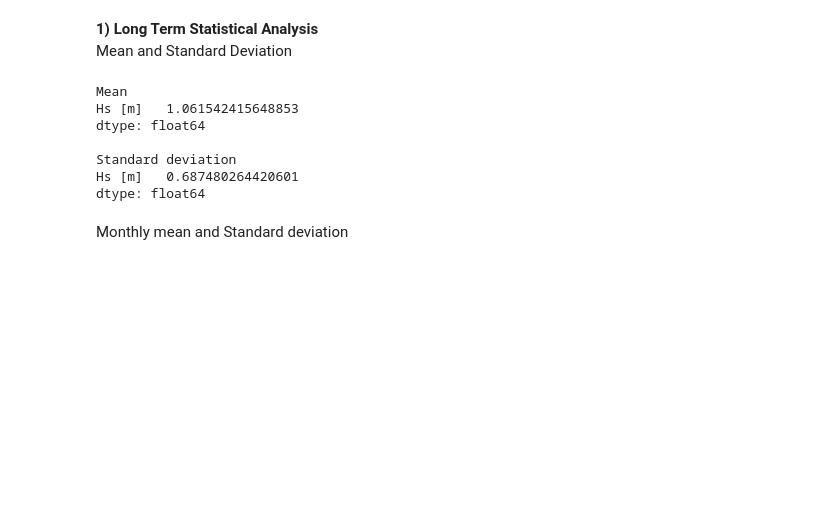
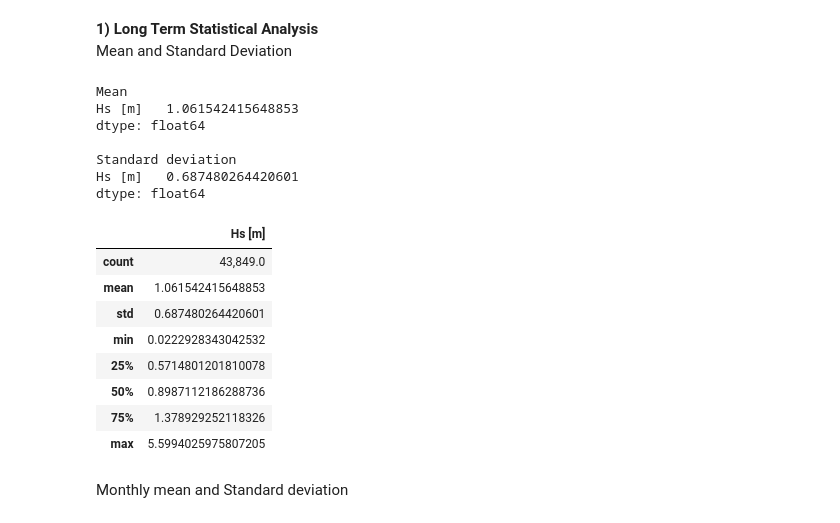
Before and after one commit to denisepierce01/Dredging, a Jupyter notebook: Dredging.ipynb, the cells around one changed output. Saved outputs shown, nothing was run; the diff lists cells and outputs as text; code cells hidden in the pictures; blank space fills up the shorter version.

```diff
--- a/Dredging.ipynb
+++ b/Dredging.ipynb
@@ -37,19 +42,31 @@ Mean and Standard Deviation
 # %%
 mean_overal = eurpfm.mean()
 print('Mean')
 print(mean_overal, "\n", )
 
 print('Standard deviation')
 std_overal = eurpfm.std()
 print(std_overal)
+
+describe_overal = eurpfm.describe()
+display(describe_overal)
 # %% [output]
 Mean
 Hs [m]   1.061542415648853
 dtype: float64
 
 Standard deviation
 Hs [m]   0.687480264420601
 dtype: float64
+|  | Hs [m] |
+| count | 43,849.0 |
+| mean | 1.061542415648853 |
+| std | 0.687480264420601 |
+| min | 0.0222928343042532 |
+| 25% | 0.5714801201810078 |
+| 50% | 0.8987112186288736 |
+| 75% | 1.378929252118326 |
+| max | 5.5994025975807205 |
 # %% [markdown]
 Monthly mean and Standard deviation
 # %%
```
Also changed, not shown: parts of 19 cells of this notebook.
